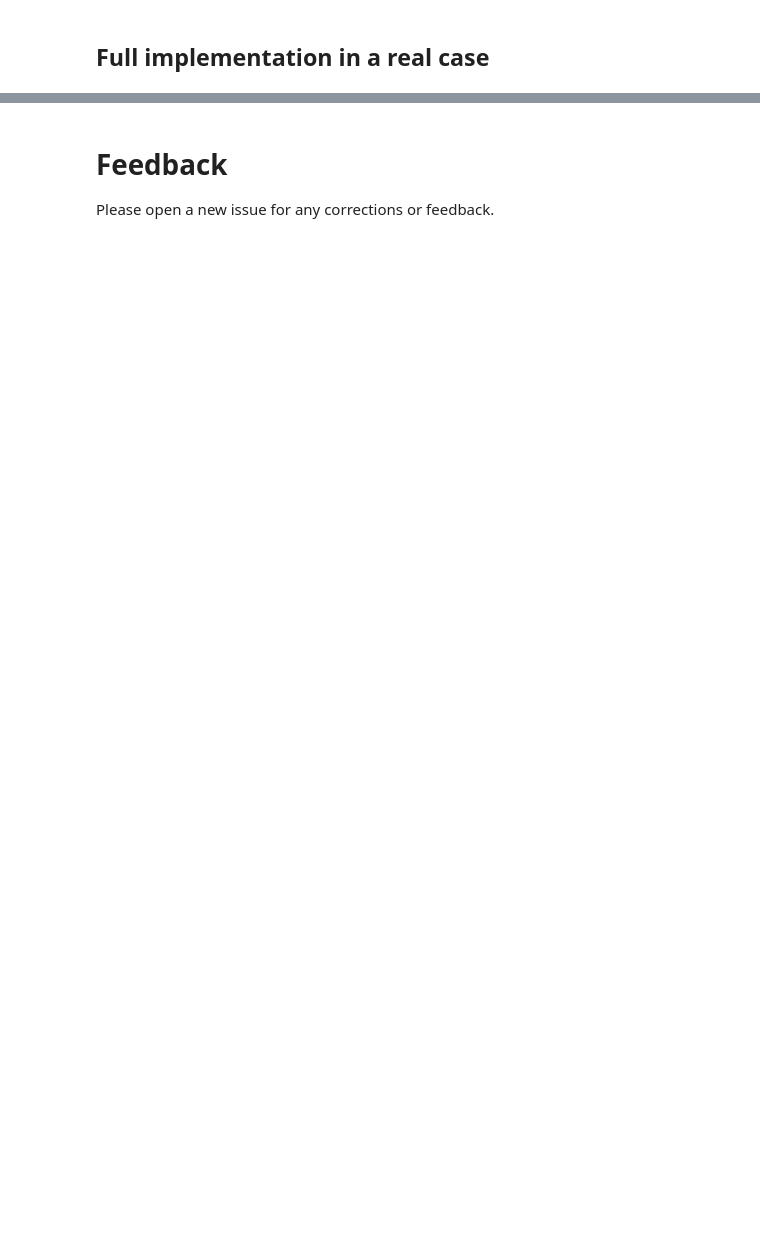
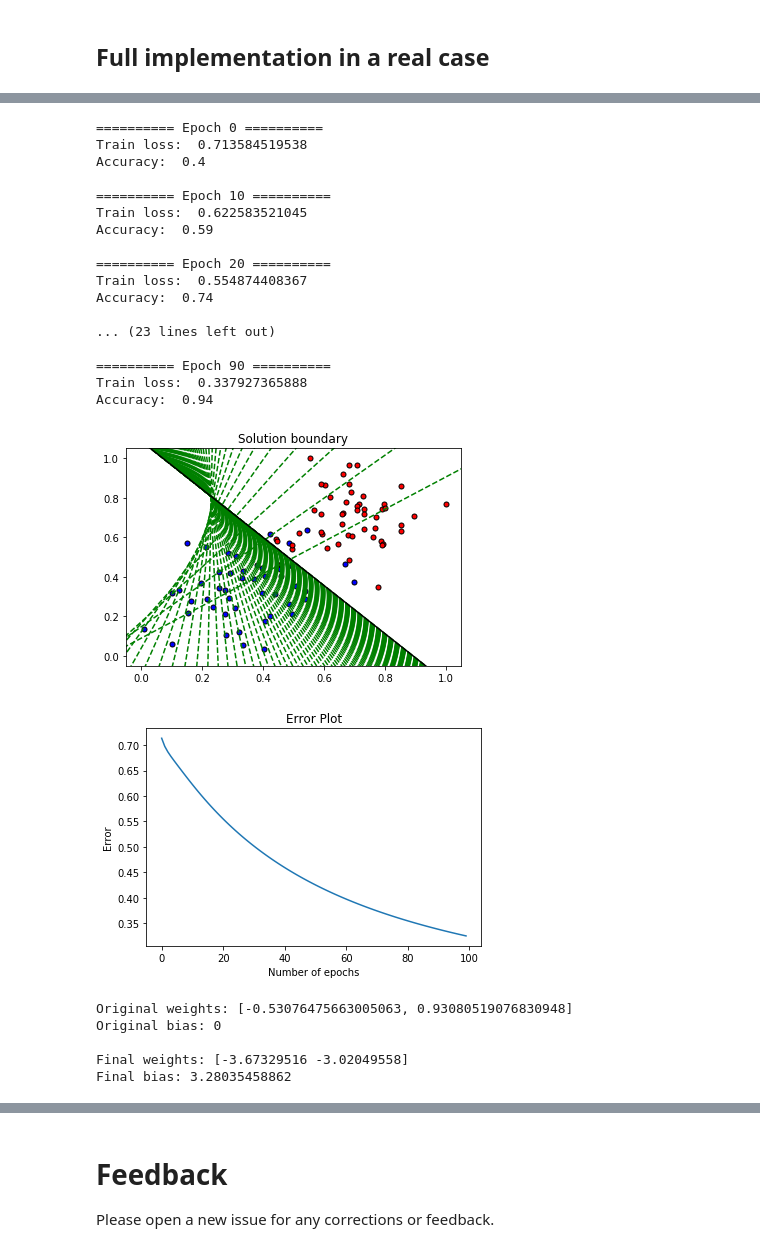
Before and after one commit to ferlopezm94/neural-networks-intro, a Jupyter notebook: Part1.ipynb, the cells around one changed output, grey strips where cells are left out. Saved outputs shown, nothing was run; the diff lists cells and outputs as text; code cells hidden in the pictures; blank space fills up the shorter version.

```diff
--- a/Part1.ipynb
+++ b/Part1.ipynb
@@ -119,0 +135,8 @@ The more data we have to train our neural network, the better predictions will m
+# %%
+# Activation (sigmoid) function
+def sigmoid(x):
+    return 1 / (1 + np.exp(-x))
+
+# Output (prediction) formula
+def output_formula(features, weights, bias):
+    return sigmoid(np.matmul(features,weights) + bias)
@@ -119,0 +151,4 @@ The more data we have to train our neural network, the better predictions will m
+# %%
+weights = [0.25, 0.12]
+prediction = output_formula(X[0], weights, 1)
+prediction
@@ -121,0 +175,4 @@ The more data we have to train our neural network, the better predictions will m
+# %%
+# Error (log-loss) formula
+def error_formula(y, output):
+    return (-y * np.log(output)) - ((1 - y) * np.log(1 - output))
@@ -123,0 +204,7 @@ The more data we have to train our neural network, the better predictions will m
+# %%
+# Gradient descent step
+def update_weights(x, y, weights, bias, learnrate):
+    output = output_formula(x, weights, bias)
+    weights += learnrate*(y - output)*x
+    bias += learnrate*(y - output)
+    return weights, bias
@@ -125,0 +304,33 @@ The more data we have to train our neural network, the better predictions will m
+# %%
+train(X, y, epochs, learnrate, True)
+# %% [output]
+========== Epoch 0 ==========
+Train loss:  0.713584519538
+Accuracy:  0.4
+
+========== Epoch 10 ==========
+Train loss:  0.622583521045
+Accuracy:  0.59
+
+========== Epoch 20 ==========
+Train loss:  0.554874408367
+Accuracy:  0.74
+
+... (23 lines left out)
+
+========== Epoch 90 ==========
+Train loss:  0.337927365888
+Accuracy:  0.94
+[figure, added]
+[figure, added]
+# %%
+print('Original weights:', original_weights)
+print('Original bias:', 0)
+print('\nFinal weights:', final_weights)
+print('Final bias:', final_bias)
+# %% [output]
+Original weights: [-0.53076475663005063, 0.93080519076830948]
+Original bias: 0
+
+Final weights: [-3.67329516 -3.02049558]
+Final bias: 3.28035458862
```
Also changed, not shown: parts of 22 cells of this notebook, 2 other files.
